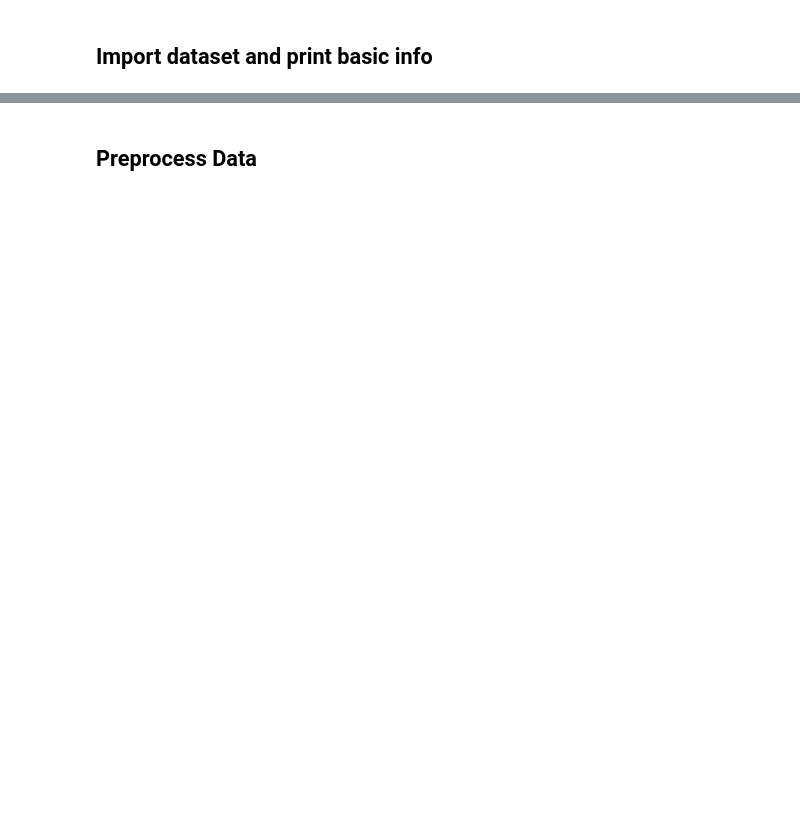
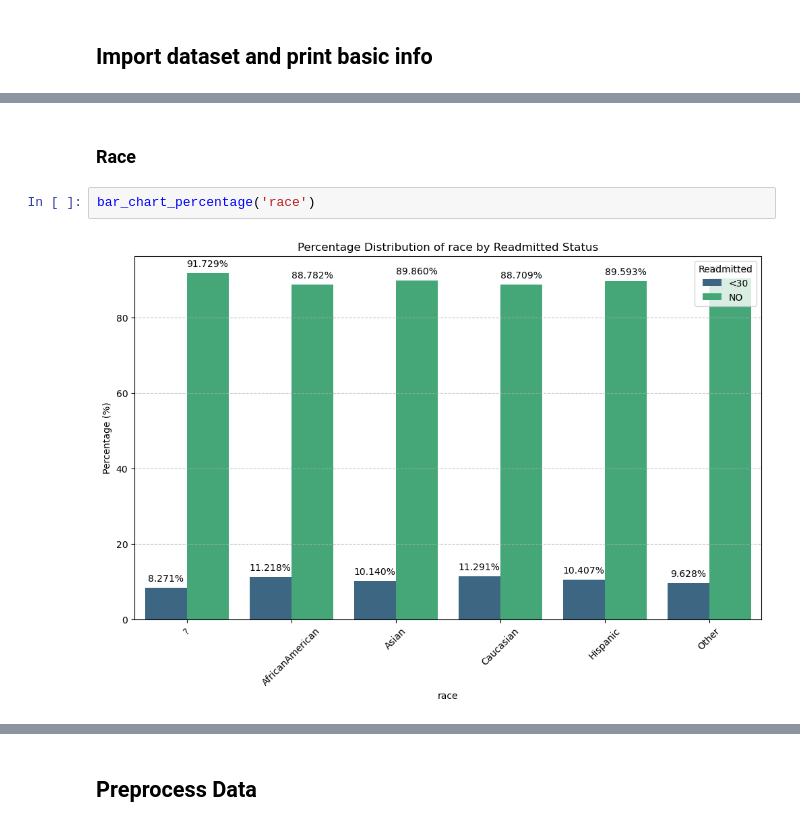
Before and after one commit to Coolnam3/ML_Project, a Jupyter notebook: main.ipynb, the cells around one changed output, grey strips where cells are left out. Cells and saved outputs as stored; diff of their text form; blank space fills up the shorter version.

```diff
--- a/main.ipynb
+++ b/main.ipynb
@@ -92,0 +132,6 @@ data = pd.read_csv("diabetic_data.csv")
+# %% [markdown]
+### Race
+# %%
+bar_chart_percentage('race')
+# %% [output]
+[figure, added]
```
Also changed, not shown: parts of 56 cells of this notebook.
